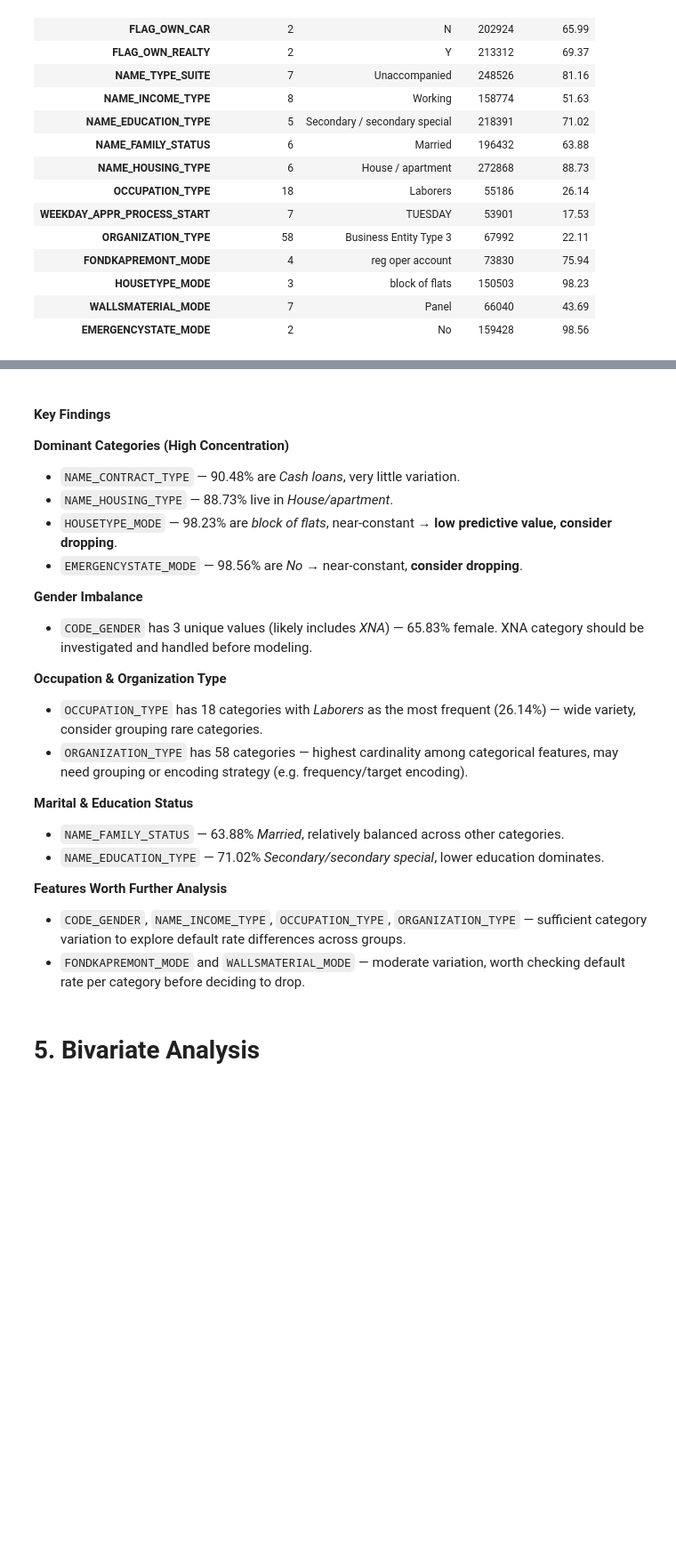
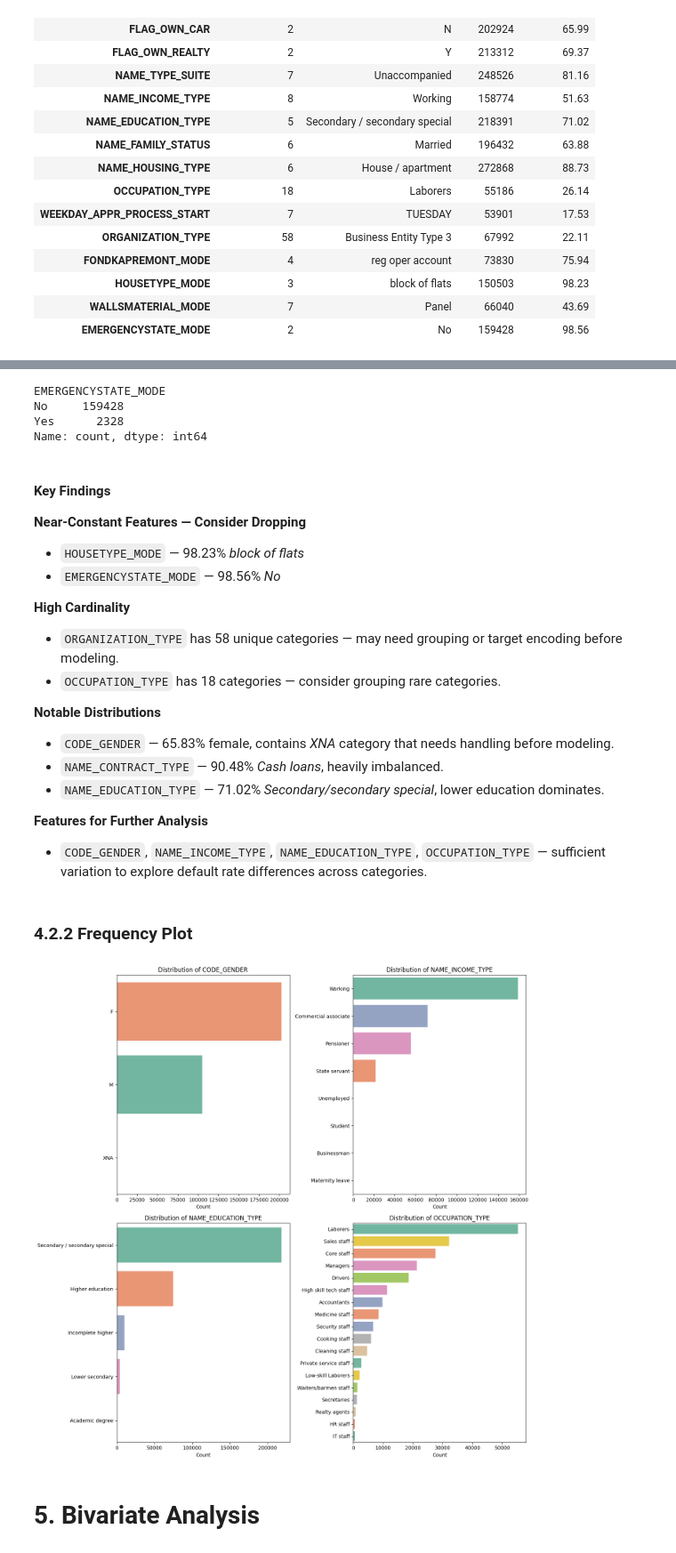
Before and after one commit to oknardo/Home_Credit_Scorecard_Model, a Jupyter notebook: EDA_application_train.ipynb, the cells around one changed output, grey strips where cells are left out. Shown at 89% size. Saved outputs shown, nothing was run; the diff lists cells and outputs as text; code cells hidden in the pictures; blank space fills up the shorter version.

```diff
--- a/EDA_application_train.ipynb
+++ b/EDA_application_train.ipynb
@@ -476,30 +624,55 @@ cat_summary
+# %%
+df_app_train['EMERGENCYSTATE_MODE'].value_counts()
+# %% [output]
+EMERGENCYSTATE_MODE
+No     159428
+Yes      2328
+Name: count, dtype: int64
 # %% [markdown]
 #### Key Findings
 
-**Dominant Categories (High Concentration)**
-- `NAME_CONTRACT_TYPE` — 90.48% are *Cash loans*, very little variation.
-- `NAME_HOUSING_TYPE` — 88.73% live in *House/apartment*.
-- `HOUSETYPE_MODE` — 98.23% are *block of flats*, near-constant → **low predictive value, consider dropping**.
-- `EMERGENCYSTATE_MODE` — 98.56% are *No* → near-constant, **consider dropping**.
+**Near-Constant Features — Consider Dropping**
+- `HOUSETYPE_MODE` — 98.23% *block of flats*
+- `EMERGENCYSTATE_MODE` — 98.56% *No*
 
-**Gender Imbalance**
-- `CODE_GENDER` has 3 unique values (likely includes *XNA*) — 65.83% female.
-  XNA category should be investigated and handled before modeling.
+**High Cardinality**
+- `ORGANIZATION_TYPE` has 58 unique categories — may need grouping or target encoding before modeling.
+- `OCCUPATION_TYPE` has 18 categories — consider grouping rare categories.
 
-**Occupation & Organization Type**
-- `OCCUPATION_TYPE` has 18 categories with *Laborers* as the most frequent (26.14%) —
-  wide variety, consider grouping rare categories.
-- `ORGANIZATION_TYPE` has 58 categories — highest cardinality among categorical features,
-  may need grouping or encoding strategy (e.g. frequency/target encoding).
-
-**Marital & Education Status**
-- `NAME_FAMILY_STATUS` — 63.88% *Married*, relatively balanced across other categories.
+**Notable Distributions**
+- `CODE_GENDER` — 65.83% female, contains *XNA* category that needs handling before modeling.
+- `NAME_CONTRACT_TYPE` — 90.48% *Cash loans*, heavily imbalanced.
 - `NAME_EDUCATION_TYPE` — 71.02% *Secondary/secondary special*, lower education dominates.
 
-**Features Worth Further Analysis**
-- `CODE_GENDER`, `NAME_INCOME_TYPE`, `OCCUPATION_TYPE`, `ORGANIZATION_TYPE` —
-  sufficient category variation to explore default rate differences across groups.
-- `FONDKAPREMONT_MODE` and `WALLSMATERIAL_MODE` — moderate variation,
-  worth checking default rate per category before deciding to drop.
+**Features for Further Analysis**
+- `CODE_GENDER`, `NAME_INCOME_TYPE`, `NAME_EDUCATION_TYPE`, `OCCUPATION_TYPE` —
+  sufficient variation to explore default rate differences across categories.
+# %% [markdown]
+### 4.2.2 Frequency Plot
+# %%
+# Select categorical features with sufficient variation for analysis
+cat_features = [
+    'CODE_GENDER', 'NAME_INCOME_TYPE',
+    'NAME_EDUCATION_TYPE', 'OCCUPATION_TYPE'
+]
+
+fig, axes = plt.subplots(nrows=2, ncols=2, figsize=(14, 14))
+axes = axes.flatten()
+
+for i, col in enumerate(cat_features):
+    order = df_app_train[col].value_counts().index
+    sns.countplot(
+        data=df_app_train, y=col,
+        order=order, ax=axes[i],
+        hue=col, palette='Set2', legend=False
+    )
+    axes[i].set_title(f'Distribution of {col}')
+    axes[i].set_xlabel('Count')
+    axes[i].set_ylabel('')
+
+plt.tight_layout()
+plt.show()
+# %% [output]
+[figure, added]
 # %% [markdown]
 # 5. Bivariate Analysis
```
Also changed, not shown: parts of 19 cells of this notebook.
